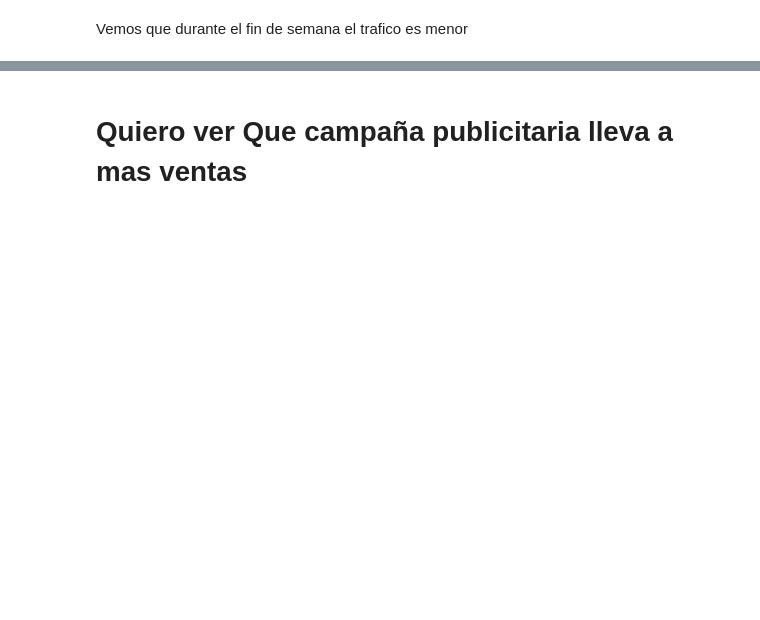
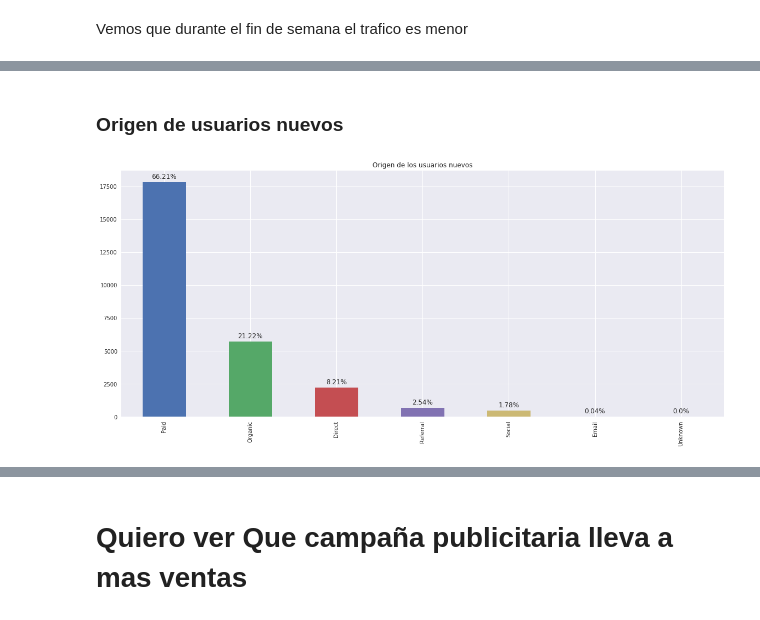
Before and after one commit to AlejandroKler/Datos-TP1, a Jupyter notebook: Analisis-Exploratorio.ipynb, the cells around one changed output, grey strips where cells are left out. Drawn from its saved outputs; the diff is of its cells as text; code cells hidden in the pictures; blank space fills up the shorter version.

```diff
--- a/Analisis-Exploratorio.ipynb
+++ b/Analisis-Exploratorio.ipynb
@@ -171,0 +425,8 @@ Como habiamos visto en el grafico anterior, durante el fin de semana la cantidad
+# %% [markdown]
+### Origen de usuarios nuevos
+# %%
+ax = visitas[visitas['new_vs_returning'] == 'New']['channel'].value_counts().plot('bar')
+ax.set_title('Origen de los usuarios nuevos')
+mostrar_porcentaje_barplot(ax)
+# %% [output]
+[figure, added]
```
Also changed, not shown: parts of 42 cells of this notebook.
